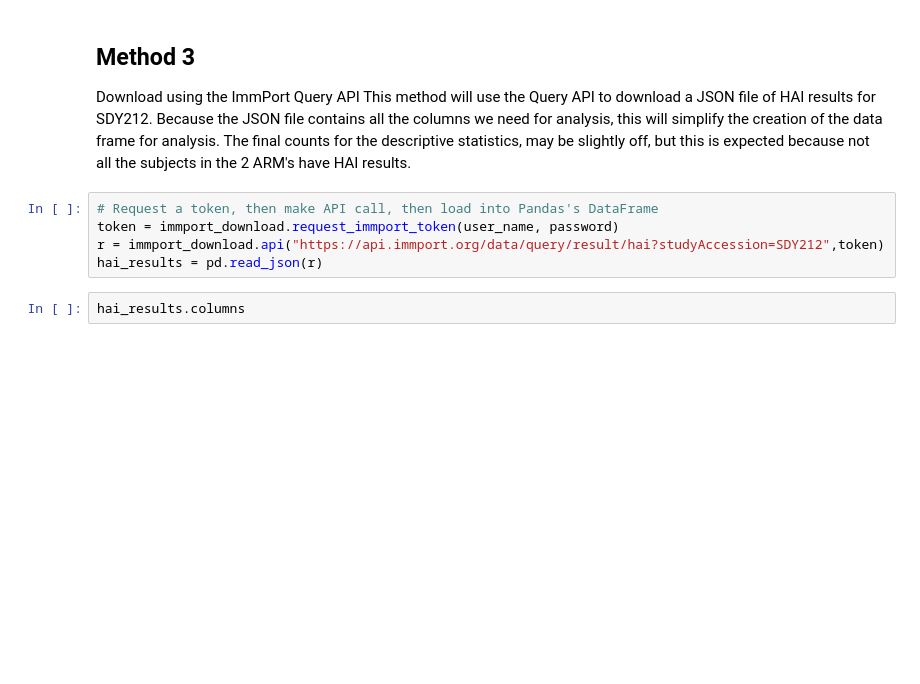
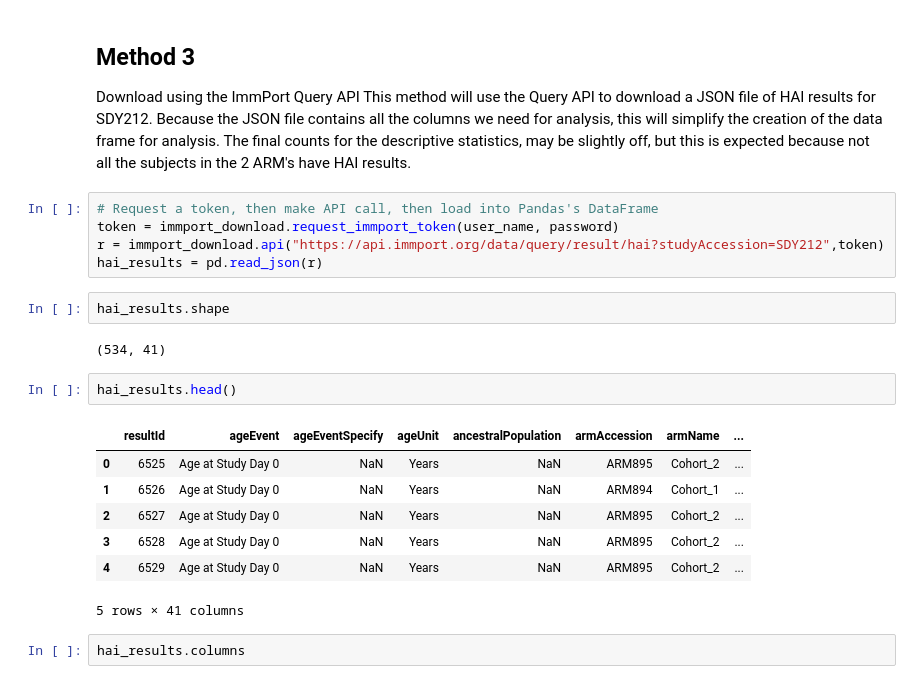
Before and after one commit to wudaudau/ds-notebooks-and-tools, a Jupyter notebook: notebooks/_playground/immport-datasets.ipynb, the cells around one changed output. Saved outputs shown, nothing was run; the diff lists cells and outputs as text; blank space fills up the shorter version.

```diff
--- a/notebooks/_playground/immport-datasets.ipynb
+++ b/notebooks/_playground/immport-datasets.ipynb
@@ -172,6 +178,20 @@ This method will use the Query API to download a JSON file of HAI results for SD
 token = immport_download.request_immport_token(user_name, password)
 r = immport_download.api("https://api.immport.org/data/query/result/hai?studyAccession=SDY212",token)
 hai_results = pd.read_json(r)
+# %%
+hai_results.shape
+# %% [output]
+(534, 41)
+# %%
+hai_results.head()
+# %% [output]
+|  | resultId | ageEvent | ageEventSpecify | ageUnit | ancestralPopulation | armAccession | armName | ... |
+| 0 | 6525 | Age at Study Day 0 | NaN | Years | NaN | ARM895 | Cohort_2 | ... |
+| 1 | 6526 | Age at Study Day 0 | NaN | Years | NaN | ARM894 | Cohort_1 | ... |
+| 2 | 6527 | Age at Study Day 0 | NaN | Years | NaN | ARM895 | Cohort_2 | ... |
+| 3 | 6528 | Age at Study Day 0 | NaN | Years | NaN | ARM895 | Cohort_2 | ... |
+| 4 | 6529 | Age at Study Day 0 | NaN | Years | NaN | ARM895 | Cohort_2 | ... |
+5 rows × 41 columns
 # %%
 hai_results.columns
 # %% [output]
```
Also changed, not shown: parts of 2 cells of this notebook.
